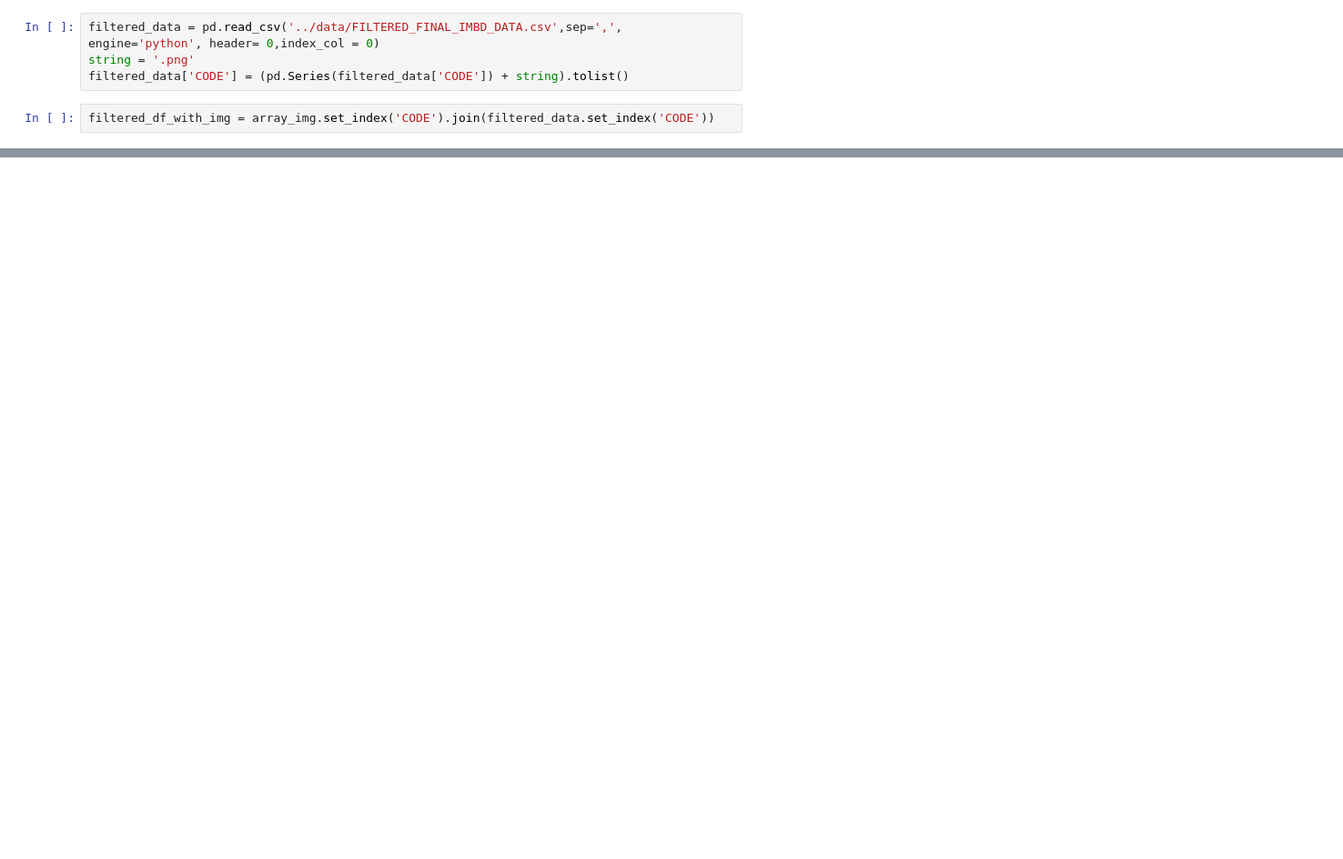
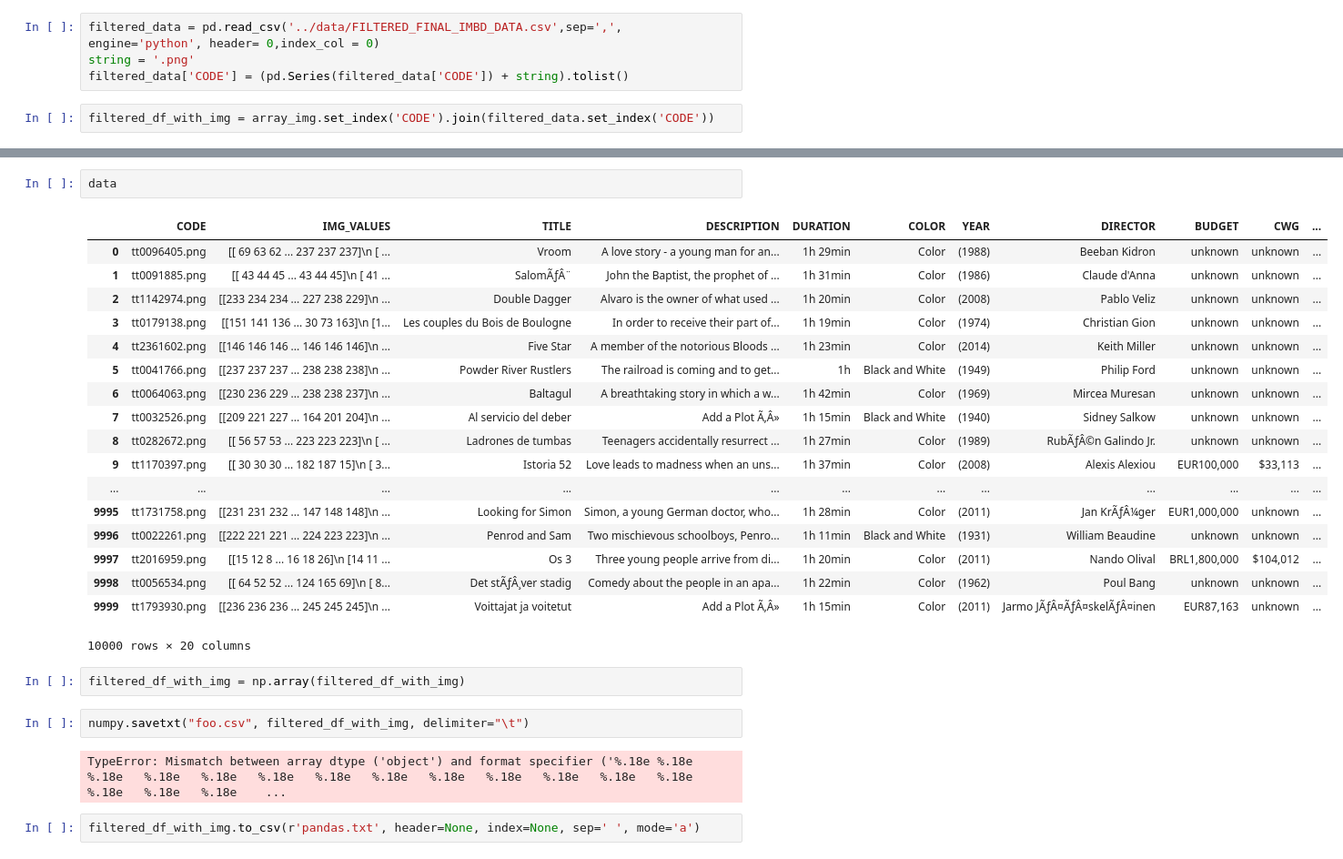
Before and after one commit to juan97serrano/IMDB_Prediction-TFM, a Jupyter notebook: Preprocessing/readimg_and_createdf.ipynb, the cells around one changed output, grey strips where cells are left out. Shown: that part at 91% size. Cells and saved outputs as stored; diff of their text form; blank space fills up the shorter version.

```diff
--- a/Preprocessing/readimg_and_createdf.ipynb
+++ b/Preprocessing/readimg_and_createdf.ipynb
@@ -134,2 +118,31 @@ filtered_df_with_img = array_img.set_index('CODE').join(filtered_data.set_index(
+# %%
+data
+# %% [output]
+|  | CODE | IMG_VALUES | TITLE | DESCRIPTION | DURATION | COLOR | YEAR | DIRECTOR | BUDGET | CWG | ... |
+| 0 | tt0096405.png | [[ 69 63 62 ... 237 237 237]\n [ ... | Vroom | A love story - a young man for an... | 1h 29min | Color | (1988) | Beeban Kidron | unknown | unknown | ... |
+| 1 | tt0091885.png | [[ 43 44 45 ... 43 44 45]\n [ 41 ... | SalomÃƒÂ¨ | John the Baptist, the prophet of ... | 1h 31min | Color | (1986) | Claude d'Anna | unknown | unknown | ... |
+| 2 | tt1142974.png | [[233 234 234 ... 227 238 229]\n ... | Double Dagger | Alvaro is the owner of what used ... | 1h 20min | Color | (2008) | Pablo Veliz | unknown | unknown | ... |
+| 3 | tt0179138.png | [[151 141 136 ... 30 73 163]\n [1... | Les couples du Bois de Boulogne | In order to receive their part of... | 1h 19min | Color | (1974) | Christian Gion | unknown | unknown | ... |
+| 4 | tt2361602.png | [[146 146 146 ... 146 146 146]\n ... | Five Star | A member of the notorious Bloods ... | 1h 23min | Color | (2014) | Keith Miller | unknown | unknown | ... |
+| 5 | tt0041766.png | [[237 237 237 ... 238 238 238]\n ... | Powder River Rustlers | The railroad is coming and to get... | 1h | Black and White | (1949) | Philip Ford | unknown | unknown | ... |
+| 6 | tt0064063.png | [[230 236 229 ... 238 238 237]\n ... | Baltagul | A breathtaking story in which a w... | 1h 42min | Color | (1969) | Mircea Muresan | unknown | unknown | ... |
+| 7 | tt0032526.png | [[209 221 227 ... 164 201 204]\n ... | Al servicio del deber | Add a Plot Ã‚Â» | 1h 15min | Black and White | (1940) | Sidney Salkow | unknown | unknown | ... |
+| 8 | tt0282672.png | [[ 56 57 53 ... 223 223 223]\n [ ... | Ladrones de tumbas | Teenagers accidentally resurrect ... | 1h 27min | Color | (1989) | RubÃƒÂ©n Galindo Jr. | unknown | unknown | ... |
+| 9 | tt1170397.png | [[ 30 30 30 ... 182 187 15]\n [ 3... | Istoria 52 | Love leads to madness when an uns... | 1h 37min | Color | (2008) | Alexis Alexiou | EUR100,000 | $33,113 | ... |
+| ... | ... | ... | ... | ... | ... | ... | ... | ... | ... | ... | ... |
+| 9995 | tt1731758.png | [[231 231 232 ... 147 148 148]\n ... | Looking for Simon | Simon, a young German doctor, who... | 1h 28min | Color | (2011) | Jan KrÃƒÂ¼ger | EUR1,000,000 | unknown | ... |
+| 9996 | tt0022261.png | [[222 221 221 ... 224 223 223]\n ... | Penrod and Sam | Two mischievous schoolboys, Penro... | 1h 11min | Black and White | (1931) | William Beaudine | unknown | unknown | ... |
+| 9997 | tt2016959.png | [[15 12 8 ... 16 18 26]\n [14 11 ... | Os 3 | Three young people arrive from di... | 1h 20min | Color | (2011) | Nando Olival | BRL1,800,000 | $104,012 | ... |
+| 9998 | tt0056534.png | [[ 64 52 52 ... 124 165 69]\n [ 8... | Det stÃƒÂ¸ver stadig | Comedy about the people in an apa... | 1h 22min | Color | (1962) | Poul Bang | unknown | unknown | ... |
+| 9999 | tt1793930.png | [[236 236 236 ... 245 245 245]\n ... | Voittajat ja voitetut | Add a Plot Ã‚Â» | 1h 15min | Color | (2011) | Jarmo JÃƒÂ¤ÃƒÂ¤skelÃƒÂ¤inen | EUR87,163 | unknown | ... |
+10000 rows × 20 columns
+# %%
+filtered_df_with_img = np.array(filtered_df_with_img)
+# %%
+numpy.savetxt("foo.csv", filtered_df_with_img, delimiter="\t")
+# %% [output]
+TypeError: Mismatch between array dtype ('object') and format specifier ('%.18e %.18e   %.18e   %.18e   %.18e   %.18e   %.18e   %.18e   %.18e   %.18e   %.18e   %.18e   %.18e   %.18e   %.18e   %.18e    ...
+# %%
+filtered_df_with_img.to_csv(r'pandas.txt', header=None, index=None, sep=' ', mode='a')
 # %%
 filtered_df_with_img
```
Also changed, not shown: parts of 15 cells of this notebook, 2 other files.
